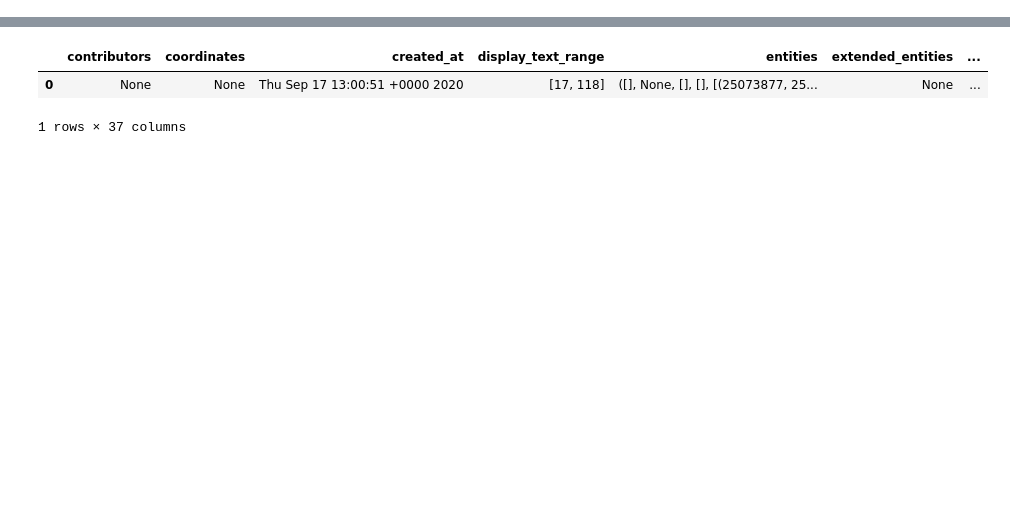
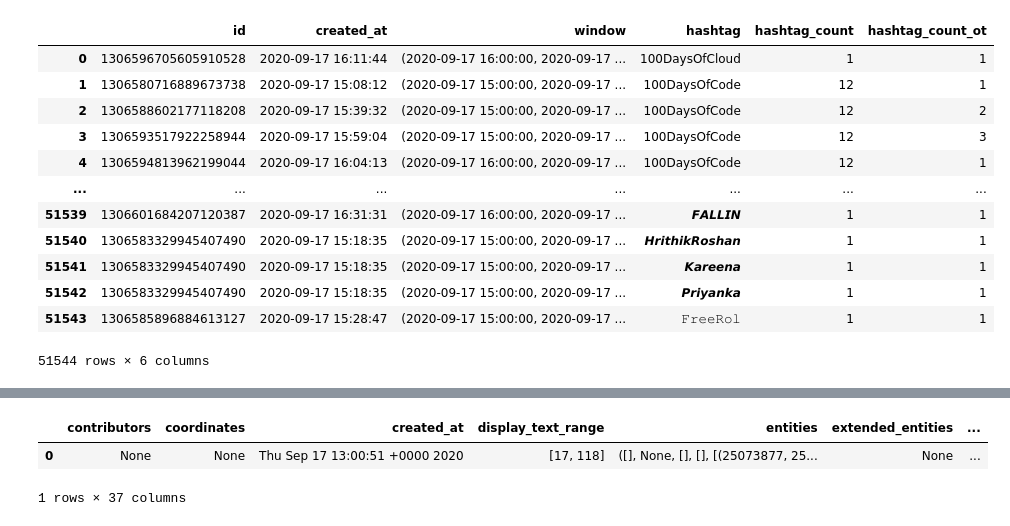
Before and after one commit to gclarkjr5/twitter-topics, a Jupyter notebook: twitter_trending/twitter.ipynb, the cells around one changed output, grey strips where cells are left out. Saved outputs shown, nothing was run; the diff lists cells and outputs as text; code cells hidden in the pictures; blank space fills up the shorter version.

```diff
--- a/twitter_trending/twitter.ipynb
+++ b/twitter_trending/twitter.ipynb
@@ -65,0 +99,34 @@ root
+# %%
+df_hashtag_count = (
+    df_time
+        # .withColumn(
+        #     'roll',
+        #     sf.count('id').over(Window.partitionBy('hashtag', 'year', 'month', 'day', 'hour').orderBy('year', 'month', 'day', 'hour'))
+        # )
+        # .limit(50)
+        .select(
+            'id',
+            'created_at',
+            sf.window('created_at', '1 hour'),
+            'hashtag',
+            sf.count('id').over(Window.partitionBy('hashtag')).alias('hashtag_count'),
+            sf.count('id').over(Window.partitionBy('hashtag', 'window').orderBy(sf.col('created_at'))).alias('hashtag_count_ot')
+        )
+        .sort('hashtag', 'created_at', ascending=True)
+)
+
+df_hashtag_count.toPandas()
+# %% [output]
+|  | id | created_at | window | hashtag | hashtag_count | hashtag_count_ot |
+| 0 | 1306596705605910528 | 2020-09-17 16:11:44 | (2020-09-17 16:00:00, 2020-09-17 ... | 100DaysOfCloud | 1 | 1 |
+| 1 | 1306580716889673738 | 2020-09-17 15:08:12 | (2020-09-17 15:00:00, 2020-09-17 ... | 100DaysOfCode | 12 | 1 |
+| 2 | 1306588602177118208 | 2020-09-17 15:39:32 | (2020-09-17 15:00:00, 2020-09-17 ... | 100DaysOfCode | 12 | 2 |
+| 3 | 1306593517922258944 | 2020-09-17 15:59:04 | (2020-09-17 15:00:00, 2020-09-17 ... | 100DaysOfCode | 12 | 3 |
+| 4 | 1306594813962199044 | 2020-09-17 16:04:13 | (2020-09-17 16:00:00, 2020-09-17 ... | 100DaysOfCode | 12 | 1 |
+| ... | ... | ... | ... | ... | ... | ... |
+| 51539 | 1306601684207120387 | 2020-09-17 16:31:31 | (2020-09-17 16:00:00, 2020-09-17 ... | 𝙁𝘼𝙇𝙇𝙄𝙉 | 1 | 1 |
+| 51540 | 1306583329945407490 | 2020-09-17 15:18:35 | (2020-09-17 15:00:00, 2020-09-17 ... | 𝙃𝙧𝙞𝙩𝙝𝙞𝙠𝙍𝙤𝙨𝙝𝙖𝙣 | 1 | 1 |
+| 51541 | 1306583329945407490 | 2020-09-17 15:18:35 | (2020-09-17 15:00:00, 2020-09-17 ... | 𝙆𝙖𝙧𝙚𝙚𝙣𝙖 | 1 | 1 |
+| 51542 | 1306583329945407490 | 2020-09-17 15:18:35 | (2020-09-17 15:00:00, 2020-09-17 ... | 𝙋𝙧𝙞𝙮𝙖𝙣𝙠𝙖 | 1 | 1 |
+| 51543 | 1306585896884613127 | 2020-09-17 15:28:47 | (2020-09-17 15:00:00, 2020-09-17 ... | 𝙵𝚛𝚎𝚎𝚁𝚘𝚕 | 1 | 1 |
+51544 rows × 6 columns
```
Also changed, not shown: parts of 7 cells of this notebook.
